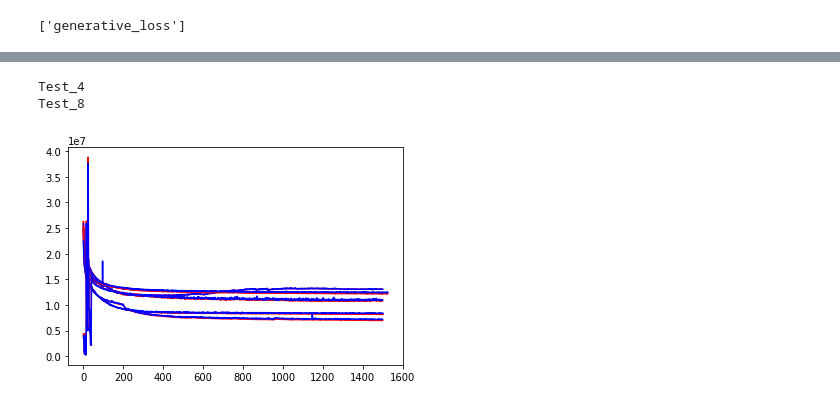
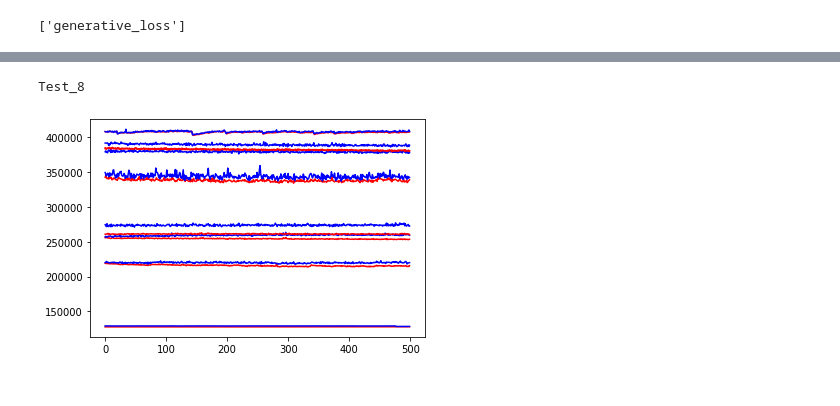
Before and after one commit to Abdigal1/belugas_classification, a Jupyter notebook: notebooks/Results_view.ipynb, the cells around one changed output, grey strips where cells are left out. Drawn from its saved outputs; the diff is of its cells as text; code cells hidden in the pictures.

```diff
--- a/notebooks/Results_view.ipynb
+++ b/notebooks/Results_view.ipynb
@@ -36,20 +36,20 @@ axs.plot((test_losses[:]))
 # %%
+#CHECK TRAIN TEST PERFORMANCE
 figure,axs=plt.subplots(1,1)
-
+MTR=os.path.join("..","..","Results","VAE","PCNN_EDM")
 for t in os.listdir(MTR):
     t_res=os.path.join(MTR,t)
     Losses=os.path.join(t_res,"loss_results.npy")
     m_config=json.load(open(os.path.join(Res_dir,"config.json")))
     model_losses=list(m_config["model"]["model_params"]["losses_weigths"].keys())
 
     try:
-        train_losses=np.array(np.load(Losses,allow_pickle=True).tolist()["train"][model_losses[0]])
-        test_losses=np.array(np.load(Losses,allow_pickle=True).tolist()["test"][model_losses[0]])
-        axs.plot((train_losses[:]),'r')
-        axs.plot((test_losses[:]),'b')
+        train_losses=np.array(np.load(Losses,allow_pickle=True).tolist()["train"][model_losses[0]])/m_config["trainer"]["batch_size"]
+        test_losses=np.array(np.load(Losses,allow_pickle=True).tolist()["test"][model_losses[0]])/m_config["trainer"]["batch_size"]
+        axs.plot((train_losses[-500:]),'r')
+        axs.plot((test_losses[-500:]),'b')
     except:
         print(t)
 # %% [output]
-Test_4
 Test_8
-[figure, old version]
+[figure, new version]
```
Also changed, not shown: parts of 6 cells of this notebook, 2 other files.
